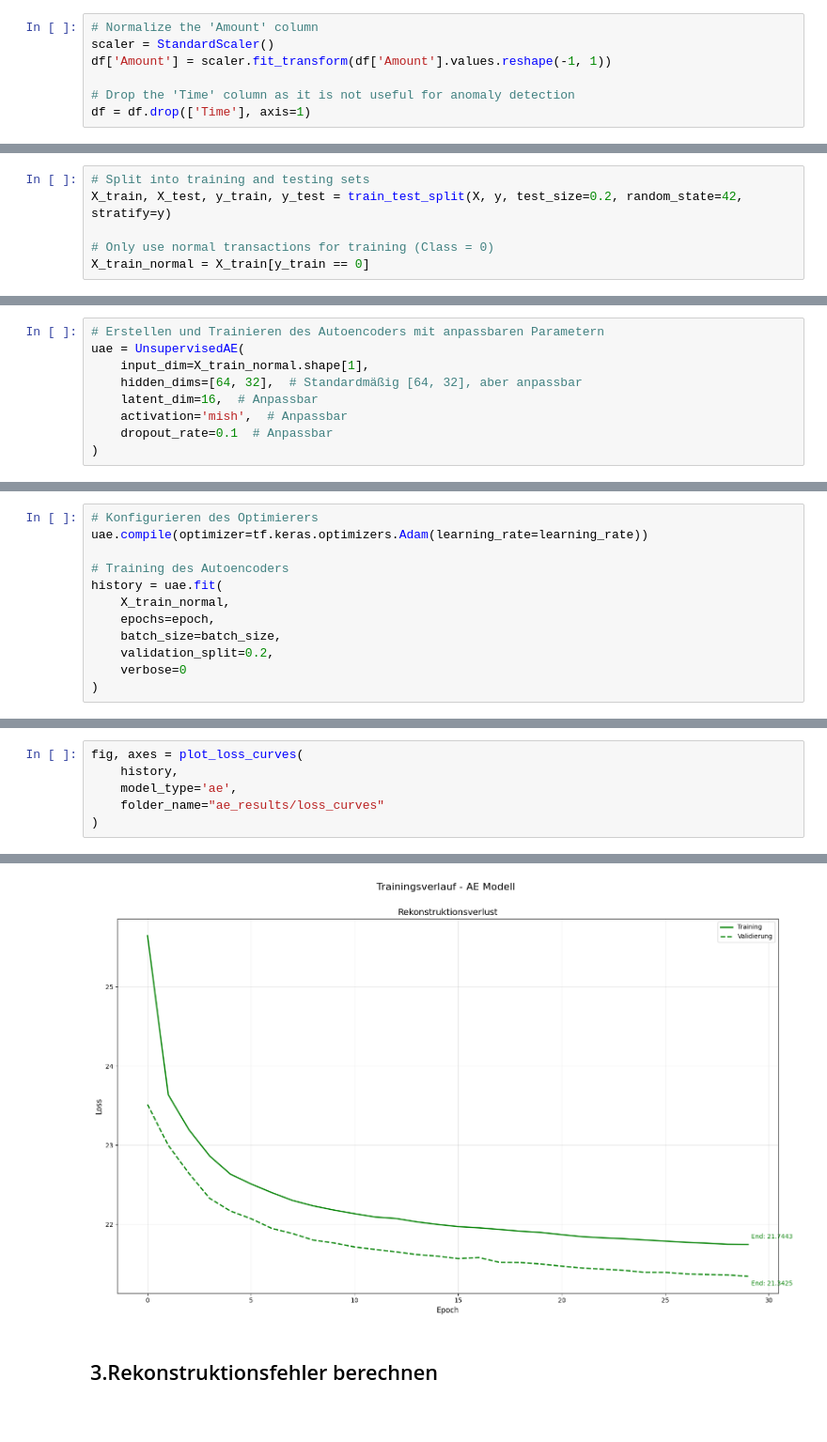
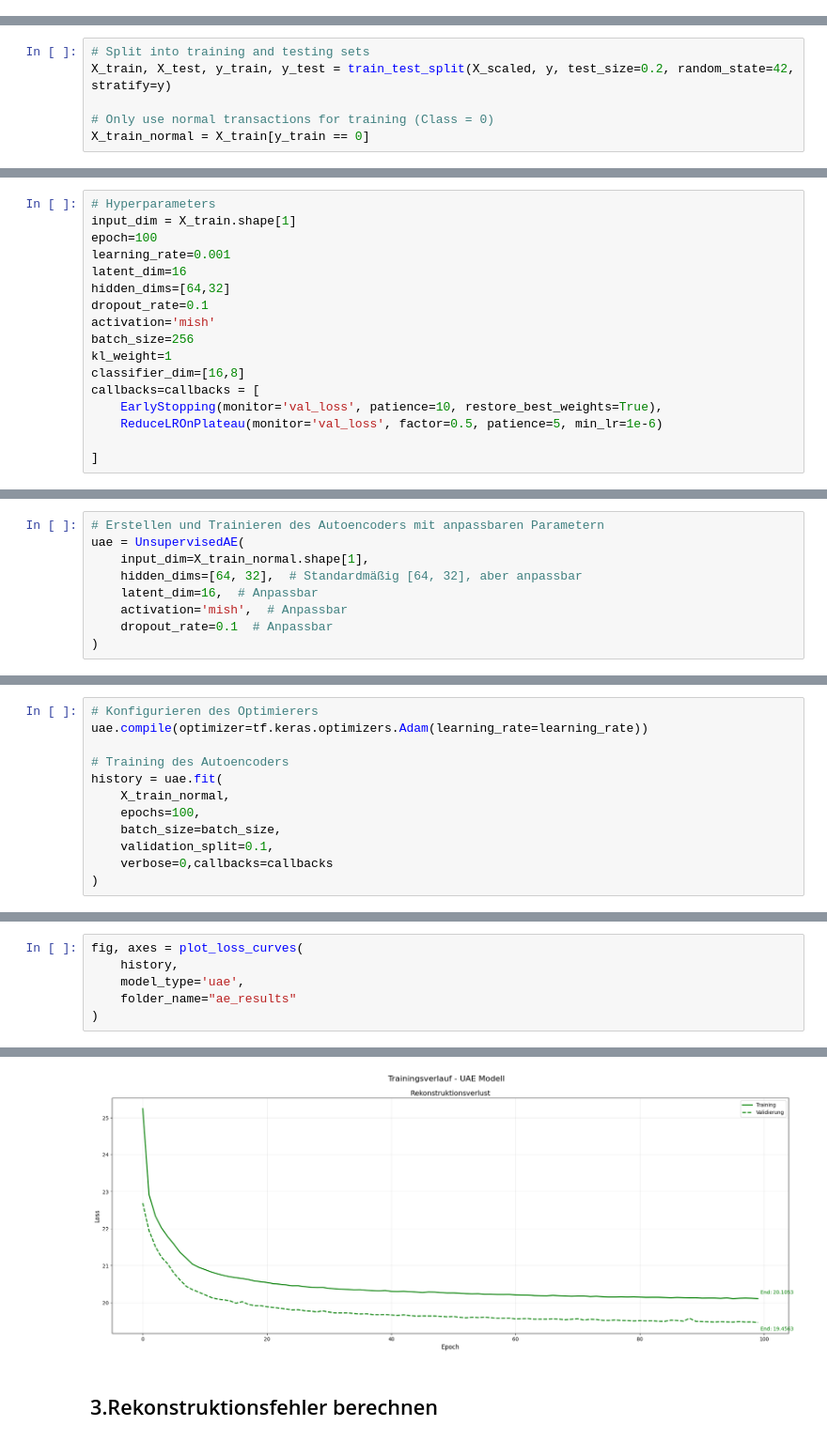
Before and after one commit to mylibui/demo, a Jupyter notebook: AE_VAE_Modelle.ipynb, the cells around one changed output, grey strips where cells are left out. Shown at 94% size. Drawn from its saved outputs; the diff is of its cells as text; blank space fills up the shorter version.

```diff
--- a/AE_VAE_Modelle.ipynb
+++ b/AE_VAE_Modelle.ipynb
@@ -31,7 +30,0 @@ Mounted at /content/drive
-# %%
-# Normalize the 'Amount' column
-scaler = StandardScaler()
-df['Amount'] = scaler.fit_transform(df['Amount'].values.reshape(-1, 1))
-
-# Drop the 'Time' column as it is not useful for anomaly detection
-df = df.drop(['Time'], axis=1)
@@ -42,6 +41,6 @@ y = df['Class'].values
 # %%
 # Split into training and testing sets
-X_train, X_test, y_train, y_test = train_test_split(X, y, test_size=0.2, random_state=42, stratify=y)
+X_train, X_test, y_train, y_test = train_test_split(X_scaled, y, test_size=0.2, random_state=42, stratify=y)
 
 # Only use normal transactions for training (Class = 0)
 X_train_normal = X_train[y_train == 0]
@@ -55,3 +47,20 @@ batch_size = 256
+# %%
+# Hyperparameters
+input_dim = X_train.shape[1]
+epoch=100
+learning_rate=0.001
+latent_dim=16
+hidden_dims=[64,32]
+dropout_rate=0.1
+activation='mish'
+batch_size=256
+kl_weight=1
+classifier_dim=[16,8]
+callbacks=callbacks = [
+    EarlyStopping(monitor='val_loss', patience=10, restore_best_weights=True),
+    ReduceLROnPlateau(monitor='val_loss', factor=0.5, patience=5, min_lr=1e-6)
+
+]
 # %% [markdown]
 #0. Hilffunktion definiern
 # %% [markdown]
@@ -1011,8 +1087,8 @@ uae.compile(optimizer=tf.keras.optimizers.Adam(learning_rate=learning_rate))
 # Training des Autoencoders
 history = uae.fit(
     X_train_normal,
-    epochs=epoch,
+    epochs=100,
     batch_size=batch_size,
-    validation_split=0.2,
-    verbose=0
+    validation_split=0.1,
+    verbose=0,callbacks=callbacks
 )
@@ -1073,7 +1134,7 @@ Model: "unsupervised_ae_1"
 # %%
 fig, axes = plot_loss_curves(
     history,
-    model_type='ae',
-    folder_name="ae_results/loss_curves"
+    model_type='uae',
+    folder_name="ae_results"
 )
 # %% [output]
@@ -1081,4 +1143,4 @@ Plot wurde gespeichert unter: /content/drive/MyDrive/ae_results/loss_curves/loss
-[figure, old version]
+[figure, new version]
 # %% [markdown]
 ## 3.Rekonstruktionsfehler berechnen
 # %%
```
Also changed, not shown: parts of 93 cells of this notebook.
